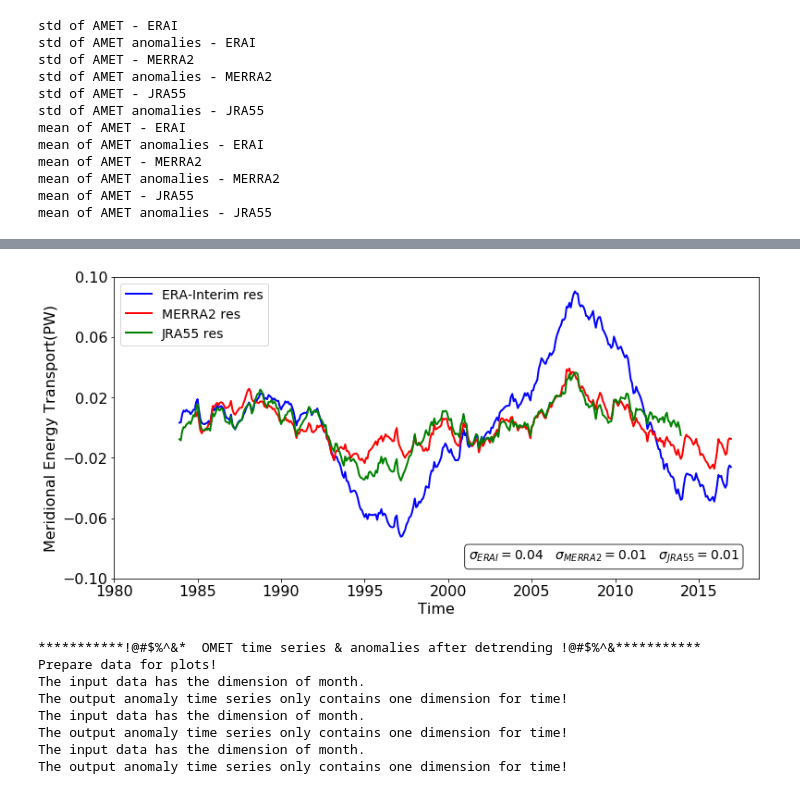
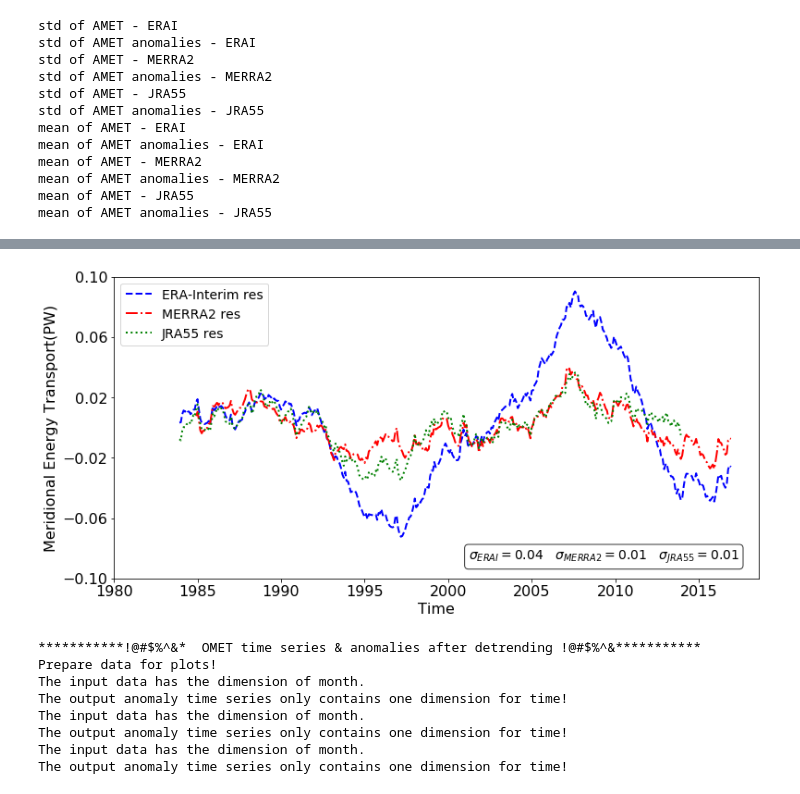
Before and after one commit to geek-yang/AirSeaFlow, a Jupyter notebook: MET_Feedback_paper/paper_MET_remake.ipynb, the cells around one changed output, grey strips where cells are left out. Saved outputs shown, nothing was run; the diff lists cells and outputs as text; code cells hidden in the pictures.

```diff
--- a/MET_Feedback_paper/paper_MET_remake.ipynb
+++ b/MET_Feedback_paper/paper_MET_remake.ipynb
@@ -448,11 +448,11 @@ mean of AMET anomalies - JRA55
     fig = plt.figure()
     fig.set_size_inches(12.5, 6)
     plt.plot(index[:], AMET_res_int_ERAI_series[:,40],
-             'b-', linewidth=2.0, label='ERA-Interim')
+             'b--', linewidth=2.0, label='ERA-Interim')
     plt.plot(index[12:], AMET_res_int_MERRA2_series[:,60],
-             'r-', linewidth=2.0, label='MERRA2')
+             'r-.', linewidth=2.0, label='MERRA2')
     plt.plot(index[:-36], AMET_res_int_JRA55_series[:,53],
-             'g-', linewidth=2.0, label='JRA55')
+             'g:', linewidth=2.0, label='JRA55')
     plt.xlabel("Time",fontsize=16)
     plt.xticks(np.arange(13,len(year_ERAI)*12+1,60), index_year,fontsize=16)
     plt.ylabel("Meridional Energy Transport(PW)",fontsize=16)
@@ -469,30 +469,30 @@ mean of AMET anomalies - JRA55
 # %%
     #text_content = '$\mu_{ERAI}=%.2f$   $\mu_{MERRA2}=%.2f$   $\mu_{JRA55}=%.2f$ \n $\sigma_{ERAI}=%.2f$   $\sigma_{MERRA2}=%.2f$   $\sigma_{JRA55}=%.2f$' \
     #            % (AMET_E_ERAI_white_mean, AMET_E_MERRA2_white_mean, AMET_E_JRA55_white_mean, AMET_E_ERAI_white_std, AMET_E_MERRA2_white_std, AMET_E_JRA55_white_std)
     text_content = '$\sigma_{ERAI}=%.2f$   $\sigma_{MERRA2}=%.2f$   $\sigma_{JRA55}=%.2f$' \
                  % (AMET_E_ERAI_white_std, AMET_E_MERRA2_white_std, AMET_E_JRA55_white_std)
     # plot AMET anomalies time series with low pass filter
     fig = plt.figure()
     fig.set_size_inches(12.5, 6)
     plt.plot(index[59:], stat_AMET_res_ERAI._lowpass,
-             'b-', linewidth=2.0, label='ERA-Interim res')
+             'b--', linewidth=2.0, label='ERA-Interim res')
     plt.plot(index[71:], stat_AMET_res_MERRA2._lowpass,
-             'r-', linewidth=2.0, label='MERRA2 res')
+             'r-.', linewidth=2.0, label='MERRA2 res')
     plt.plot(index[59:-36], stat_AMET_res_JRA55._lowpass,
-             'g-', linewidth=2.0, label='JRA55 res')
+             'g:', linewidth=2.0, label='JRA55 res')
     plt.xlabel("Time",fontsize=16)
     plt.xticks(np.arange(13,len(year_ERAI)*12+1,60), index_year,fontsize=16)
     plt.ylabel("Meridional Energy Transport(PW)",fontsize=16)
     plt.yticks(np.arange(-0.10,0.14,0.04),fontsize=16)
     plt.legend(frameon=True, loc=2, prop={'size': 14})
     props = dict(boxstyle='round', facecolor='white', alpha=0.8)
     ax = plt.gca()
     ax.text(0.55,0.1,text_content,transform=ax.transAxes,fontsize=14,verticalalignment='top',bbox=props)
     plt.show()
     fig.savefig(os.path.join(output_path,'AMET_res_anomaly_lowpass_5y_60N.png'),dpi=300)
     plt.close(fig)
 # %% [output]
-[figure, old version]
+[figure, new version]
 # %%
     print ('***********!@#$%^&*  OMET time series & anomalies after detrending !@#$%^&***********')
     print ('Prepare data for plots!')
```
Also changed, not shown: parts of 3 cells of this notebook, 1 other file.
